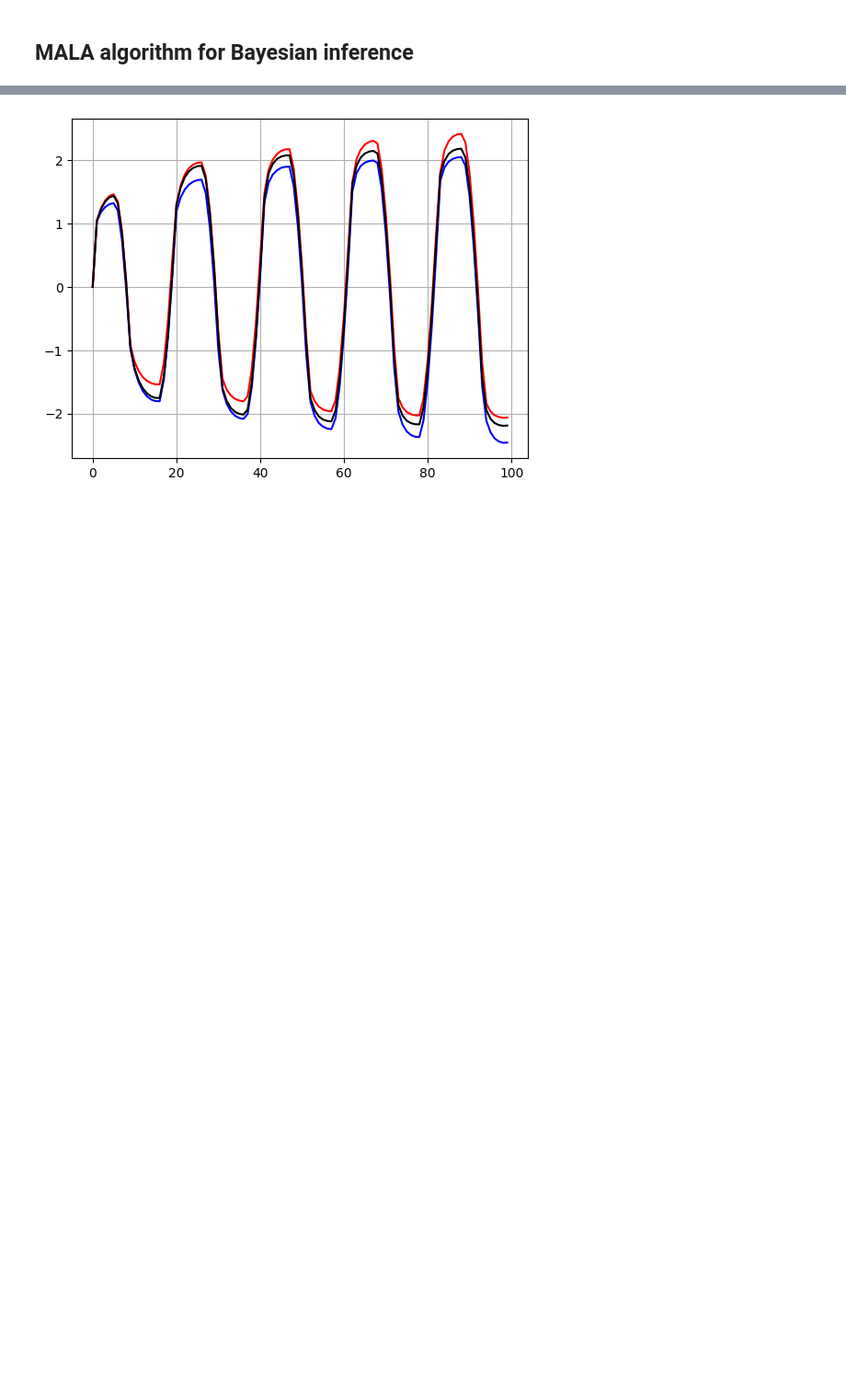
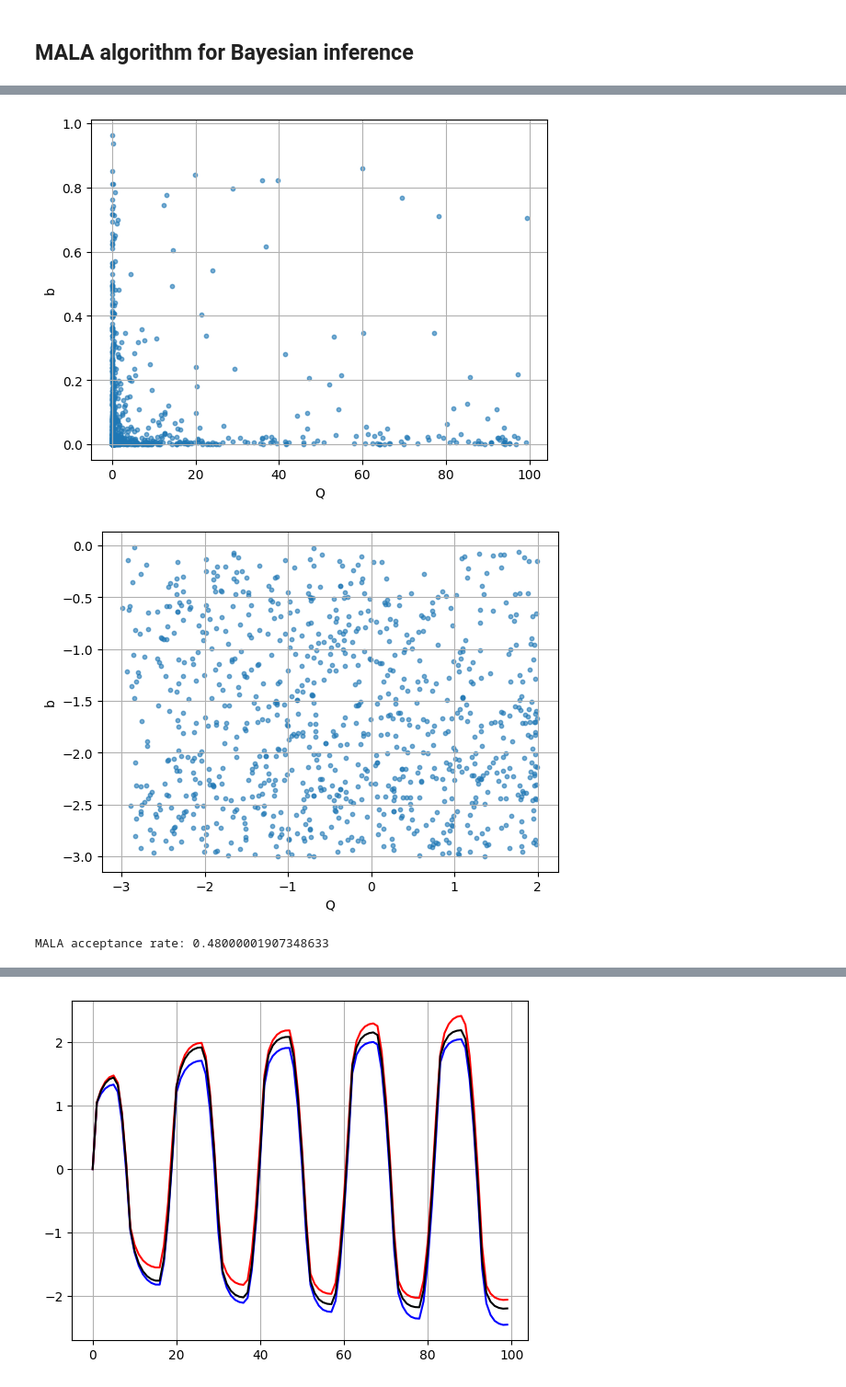
Before and after one commit to kerfriden/jax_constitutive_law, a Jupyter notebook: jax_cl_3.ipynb, the cells around one changed output, grey strips where cells are left out. Shown at 92% size. Saved outputs shown, nothing was run; the diff lists cells and outputs as text; code cells hidden in the pictures; blank space fills up the shorter version.

```diff
--- a/jax_cl_3.ipynb
+++ b/jax_cl_3.ipynb
@@ -2472,0 +2474,58 @@ params = map_to_params(space, samples)
+# %%
+params = map_to_params(space, samples)
+
+Q = jax.device_get(params["Q"]).ravel()
+b = jax.device_get(params["b"]).ravel()
+
+plt.figure()
+plt.scatter(Q, b, s=10, alpha=0.6)  # x=Q, y=b
+plt.xlabel("Q")
+plt.ylabel("b")
+plt.grid(True)
+plt.show()
+
+plt.figure()
+plt.scatter(jnp.log10(Q), jnp.log10(b), s=10, alpha=0.6)  # x=Q, y=b
+plt.xlabel("Q")
+plt.ylabel("b")
+plt.grid(True)
+plt.show()
+# %% [output]
+[figure, added]
+[figure, added]
+# %%
+noise_std = 0.05  # one constant σ for all points
+#noise_std = 1000  # one constant σ for all points
+
+def loglik(theta):
+    # Drop the normalization constant (it doesn't depend on theta and cancels in MALA/MH).
+    # i.i.d. N(0, σ^2): log p(y|θ,σ) = const - (1/(σ^2)) * 0.5*sum r^2
+    return -(0.5 / (noise_std**2)) * loss(theta)
+
+def logprior(theta):
+    # Unit Gaussian prior on *raw* unconstrained theta
+    return -0.5 * jnp.dot(theta, theta)
+
+def logpost(theta):
+    return loglik(theta) + logprior(theta)
+
+# pick the density you want to target:
+target_logpi = logpost          # full posterior
+#target_logpi = loglik         # likelihood-only, if you want that instead
+# target_logpi = loglik_only    # etc.
+
+mala_step, run_mala = make_mala(target_logpi)
+
+key = random.PRNGKey(0)
+samples, acc_rate= run_mala(
+    key,
+    theta0,         # starting point, shape [d]
+    eps=5.e-2,
+    n_steps=1000,
+    burn=100,
+    thin=1,
+)
+
+print("MALA acceptance rate:", float(acc_rate))
+# %% [output]
+MALA acceptance rate: 0.48000001907348633
```
Also changed, not shown: parts of 14 cells of this notebook.
